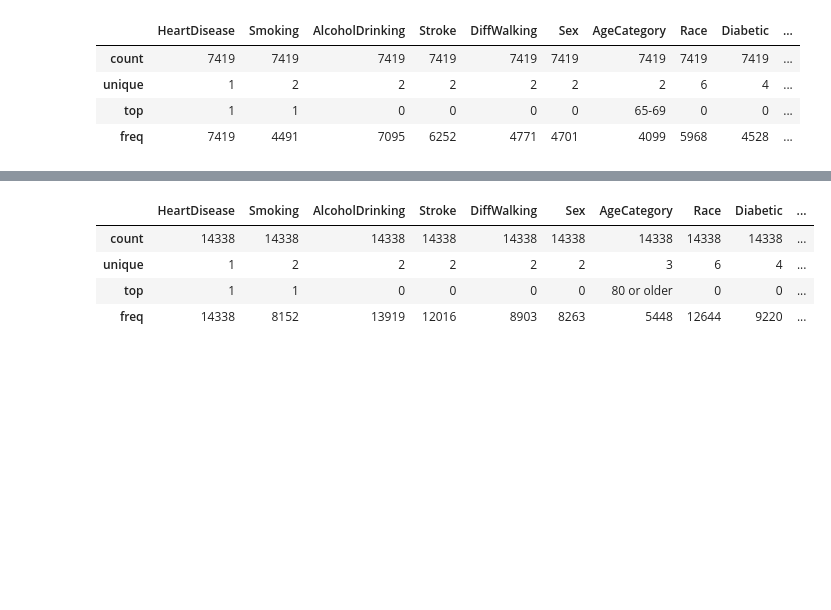
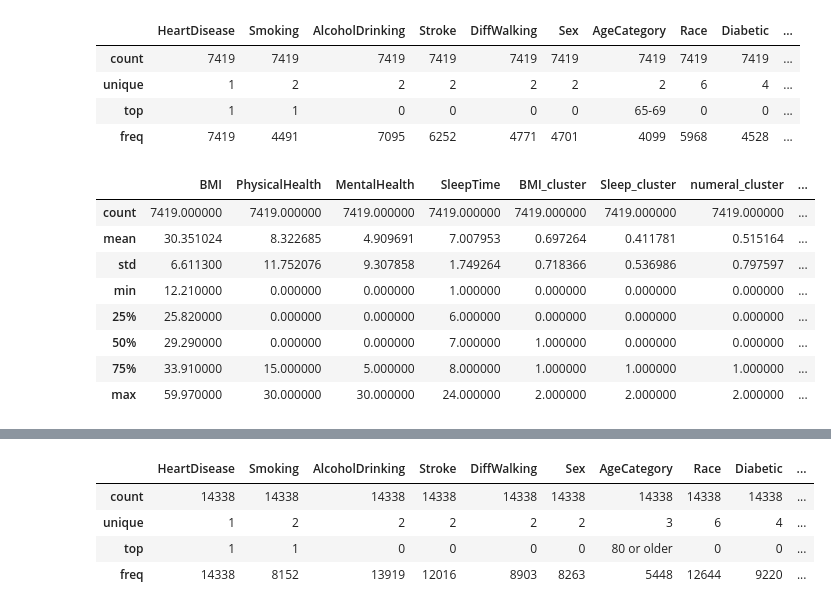
Before and after one commit to nohjuhyeon/healthcare_team, a Jupyter notebook: docs/juhyeon/JH_heart.ipynb, the cells around one changed output, grey strips where cells are left out. Saved outputs shown, nothing was run; the diff lists cells and outputs as text; code cells hidden in the pictures; blank space fills up the shorter version.

```diff
--- a/docs/juhyeon/JH_heart.ipynb
+++ b/docs/juhyeon/JH_heart.ipynb
@@ -446,6 +519,6 @@ df_heart_disease.query('numeral_cluster==2')[["BMI","PhysicalHealth","MentalHeal
 # %%
 # 범주형 군집화
 from kmodes.kmodes import KModes
-categorical_model = KModes(n_clusters=4)
+categorical_model = KModes(n_clusters=3)
 # %%
 categorical_model.fit(df_heart_disease[['Smoking','AlcoholDrinking','Stroke','DiffWalking','Sex','AgeCategory_int','Race','Diabetic','PhysicalActivity','GenHealth','Asthma','KidneyDisease','SkinCancer']])
@@ -525,3 +626,15 @@ df_heart_disease.query('mix_cluster==0').describe(include=object)
 | unique | 1 | 2 | 2 | 2 | 2 | 2 | 2 | 6 | 4 | ... |
 | top | 1 | 1 | 0 | 0 | 0 | 0 | 65-69 | 0 | 0 | ... |
 | freq | 7419 | 4491 | 7095 | 6252 | 4771 | 4701 | 4099 | 5968 | 4528 | ... |
+# %%
+df_heart_disease.query('mix_cluster==0').describe()
+# %% [output]
+|  | BMI | PhysicalHealth | MentalHealth | SleepTime | BMI_cluster | Sleep_cluster | numeral_cluster | ... |
+| count | 7419.000000 | 7419.000000 | 7419.000000 | 7419.000000 | 7419.000000 | 7419.000000 | 7419.000000 | ... |
+| mean | 30.351024 | 8.322685 | 4.909691 | 7.007953 | 0.697264 | 0.411781 | 0.515164 | ... |
+| std | 6.611300 | 11.752076 | 9.307858 | 1.749264 | 0.718366 | 0.536986 | 0.797597 | ... |
+| min | 12.210000 | 0.000000 | 0.000000 | 1.000000 | 0.000000 | 0.000000 | 0.000000 | ... |
+| 25% | 25.820000 | 0.000000 | 0.000000 | 6.000000 | 0.000000 | 0.000000 | 0.000000 | ... |
+| 50% | 29.290000 | 0.000000 | 0.000000 | 7.000000 | 1.000000 | 0.000000 | 0.000000 | ... |
+| 75% | 33.910000 | 15.000000 | 5.000000 | 8.000000 | 1.000000 | 1.000000 | 1.000000 | ... |
+| max | 59.970000 | 30.000000 | 30.000000 | 24.000000 | 2.000000 | 2.000000 | 2.000000 | ... |
```
Also changed, not shown: parts of 24 cells of this notebook.
